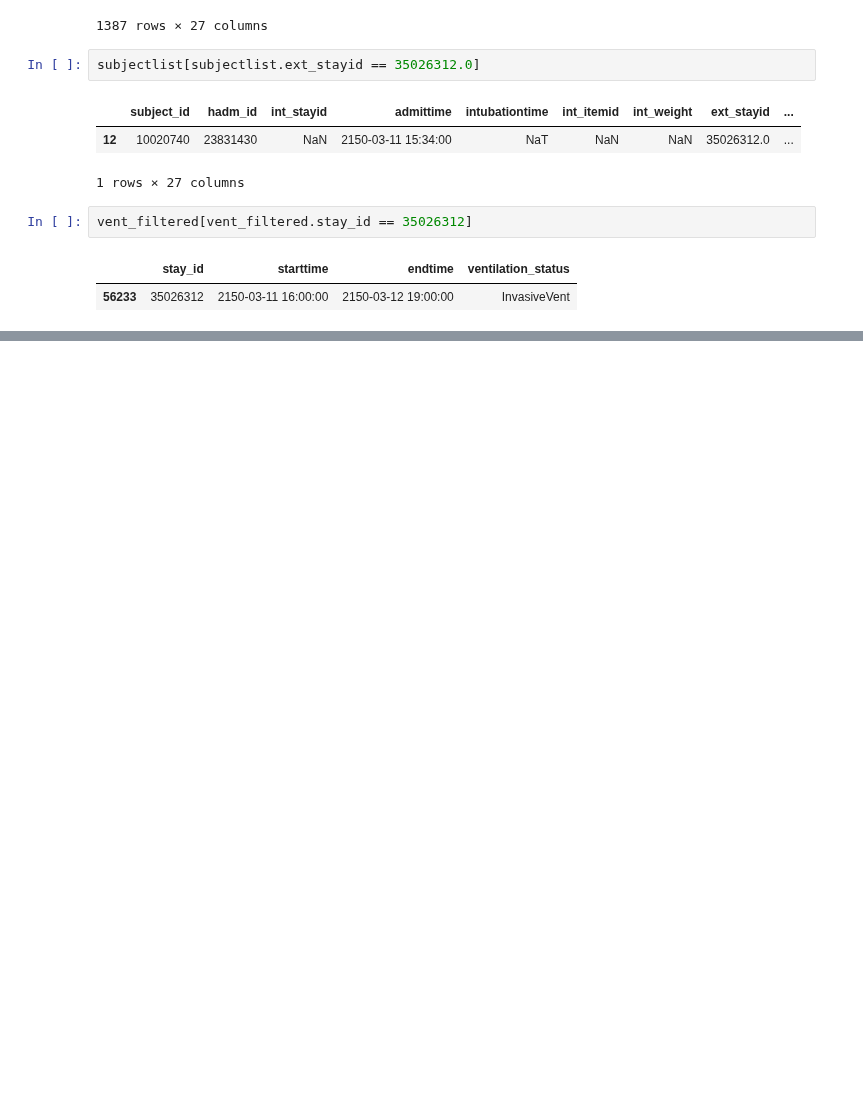
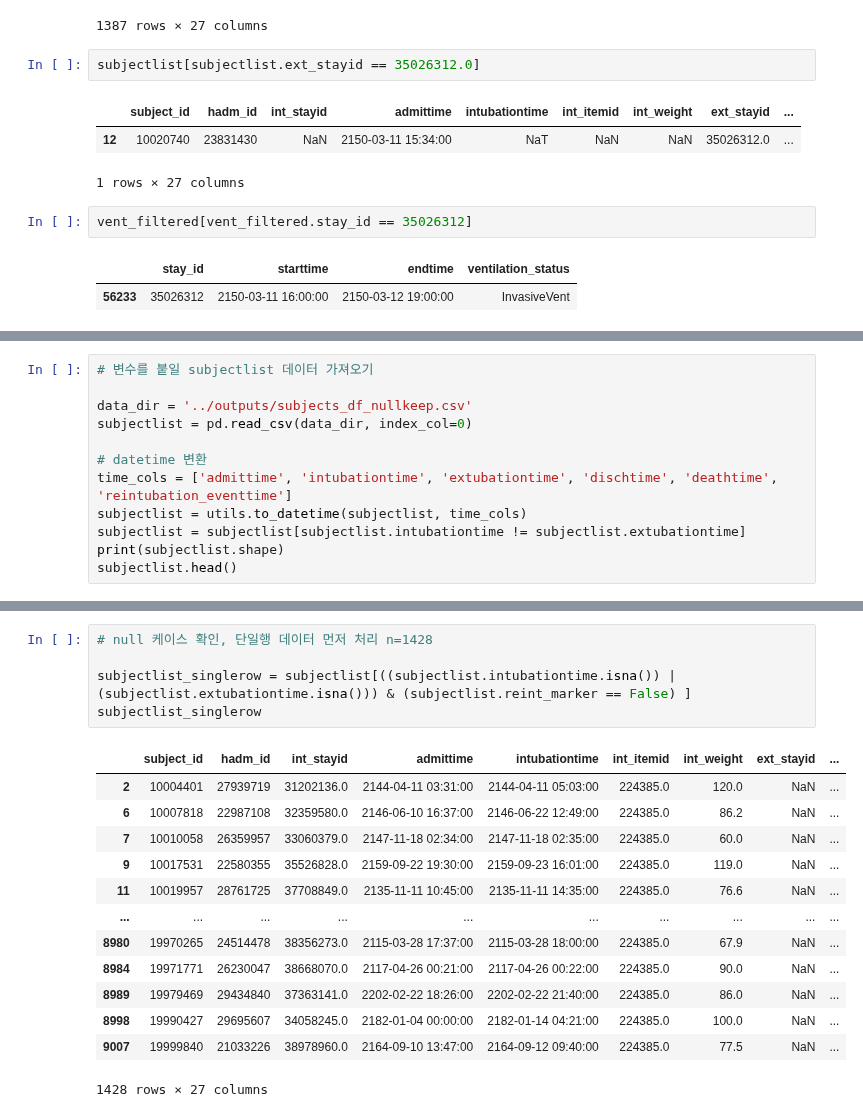
Before and after one commit to sujungleeml/P1_extubationfailure, a Jupyter notebook: 서대철/notebooks/240207_vent_test.ipynb, the cells around one changed output, grey strips where cells are left out. Cells and saved outputs as stored; diff of their text form; blank space fills up the shorter version.

```diff
--- a/서대철/notebooks/240207_vent_test.ipynb
+++ b/서대철/notebooks/240207_vent_test.ipynb
@@ -273,0 +365,12 @@ vent_filtered[vent_filtered.stay_id == 35026312]
+# %%
+# 변수를 붙일 subjectlist 데이터 가져오기
+
+data_dir = '../outputs/subjects_df_nullkeep.csv'
+subjectlist = pd.read_csv(data_dir, index_col=0)
+
+# datetime 변환
+time_cols = ['admittime', 'intubationtime', 'extubationtime', 'dischtime', 'deathtime', 'reintubation_eventtime']
+subjectlist = utils.to_datetime(subjectlist, time_cols)
+subjectlist = subjectlist[subjectlist.intubationtime != subjectlist.extubationtime]
+print(subjectlist.shape)
+subjectlist.head()
@@ -273,0 +421,19 @@ vent_filtered[vent_filtered.stay_id == 35026312]
+# %%
+# null 케이스 확인, 단일행 데이터 먼저 처리 n=1428
+
+subjectlist_singlerow = subjectlist[((subjectlist.intubationtime.isna()) | (subjectlist.extubationtime.isna())) & (subjectlist.reint_marker == False) ]
+subjectlist_singlerow
+# %% [output]
+|  | subject_id | hadm_id | int_stayid | admittime | intubationtime | int_itemid | int_weight | ext_stayid | ... |
+| 2 | 10004401 | 27939719 | 31202136.0 | 2144-04-11 03:31:00 | 2144-04-11 05:03:00 | 224385.0 | 120.0 | NaN | ... |
+| 6 | 10007818 | 22987108 | 32359580.0 | 2146-06-10 16:37:00 | 2146-06-22 12:49:00 | 224385.0 | 86.2 | NaN | ... |
+| 7 | 10010058 | 26359957 | 33060379.0 | 2147-11-18 02:34:00 | 2147-11-18 02:35:00 | 224385.0 | 60.0 | NaN | ... |
+| 9 | 10017531 | 22580355 | 35526828.0 | 2159-09-22 19:30:00 | 2159-09-23 16:01:00 | 224385.0 | 119.0 | NaN | ... |
+| 11 | 10019957 | 28761725 | 37708849.0 | 2135-11-11 10:45:00 | 2135-11-11 14:35:00 | 224385.0 | 76.6 | NaN | ... |
+| ... | ... | ... | ... | ... | ... | ... | ... | ... | ... |
+| 8980 | 19970265 | 24514478 | 38356273.0 | 2115-03-28 17:37:00 | 2115-03-28 18:00:00 | 224385.0 | 67.9 | NaN | ... |
+| 8984 | 19971771 | 26230047 | 38668070.0 | 2117-04-26 00:21:00 | 2117-04-26 00:22:00 | 224385.0 | 90.0 | NaN | ... |
+| 8989 | 19979469 | 29434840 | 37363141.0 | 2202-02-22 18:26:00 | 2202-02-22 21:40:00 | 224385.0 | 86.0 | NaN | ... |
+| 8998 | 19990427 | 29695607 | 34058245.0 | 2182-01-04 00:00:00 | 2182-01-14 04:21:00 | 224385.0 | 100.0 | NaN | ... |
+| 9007 | 19999840 | 21033226 | 38978960.0 | 2164-09-10 13:47:00 | 2164-09-12 09:40:00 | 224385.0 | 77.5 | NaN | ... |
+1428 rows × 27 columns
```
Also changed, not shown: parts of 21 cells of this notebook, 3 other files.
